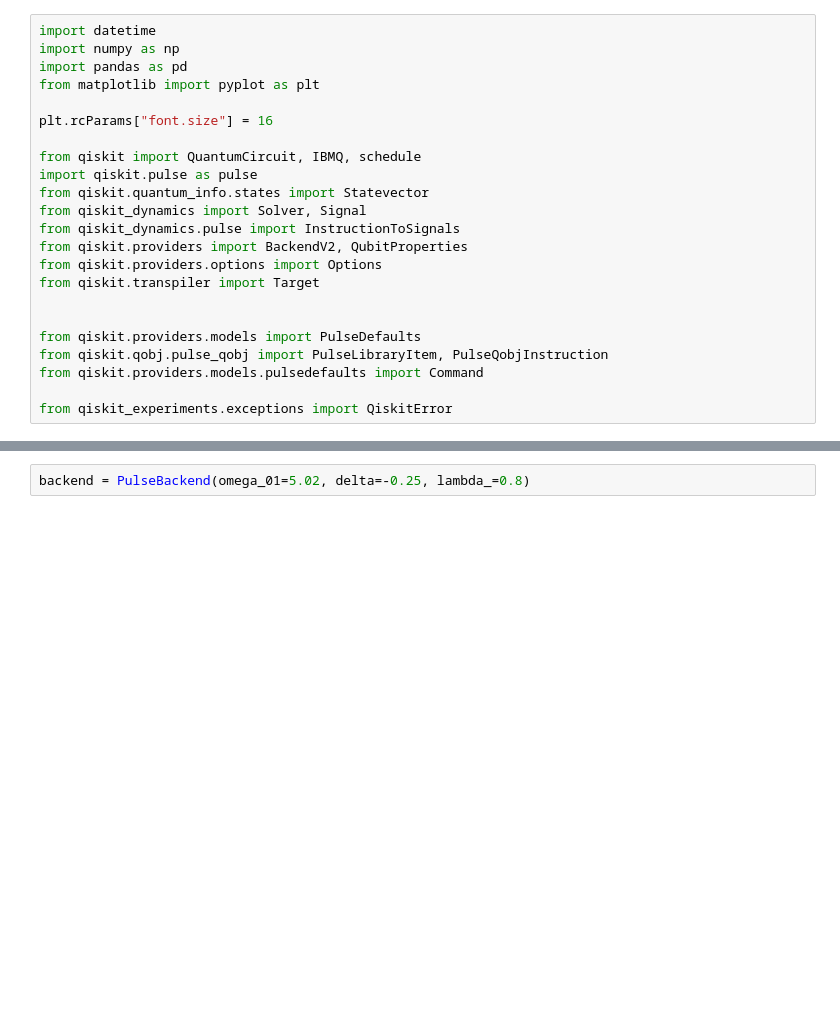
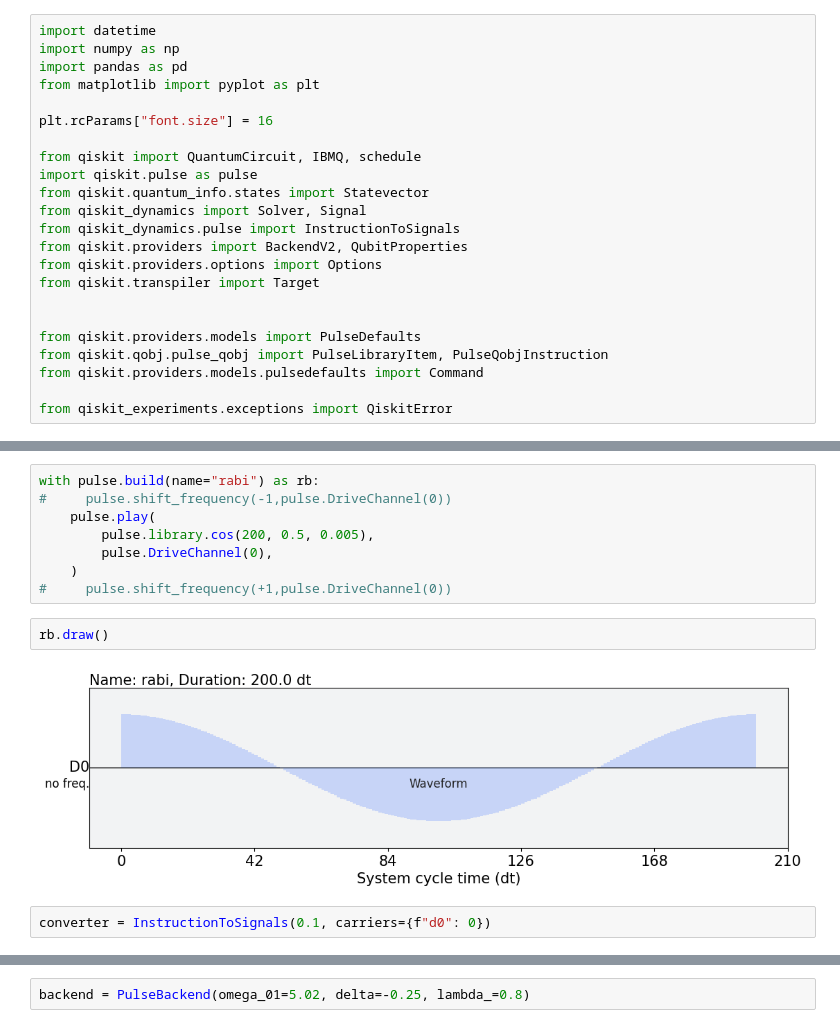
Before and after one commit to rupeshknn/pulse-backend-qamp22, a Jupyter notebook: 3 level qubit-backend-v2.ipynb, the cells around one changed output, grey strips where cells are left out. Drawn from its saved outputs; the diff is of its cells as text; blank space fills up the shorter version.

```diff
--- a/3 level qubit-backend-v2.ipynb
+++ b/3 level qubit-backend-v2.ipynb
@@ -27,0 +202,14 @@ from qiskit_experiments.exceptions import QiskitError
+# %%
+with pulse.build(name="rabi") as rb:
+#     pulse.shift_frequency(-1,pulse.DriveChannel(0))
+    pulse.play(
+        pulse.library.cos(200, 0.5, 0.005),
+        pulse.DriveChannel(0),
+    )
+#     pulse.shift_frequency(+1,pulse.DriveChannel(0))
+# %%
+rb.draw()
+# %% [output]
+[figure, added]
+# %%
+converter = InstructionToSignals(0.1, carriers={f"d0": 0})
```
Also changed, not shown: parts of 9 cells of this notebook, 1 other file.
